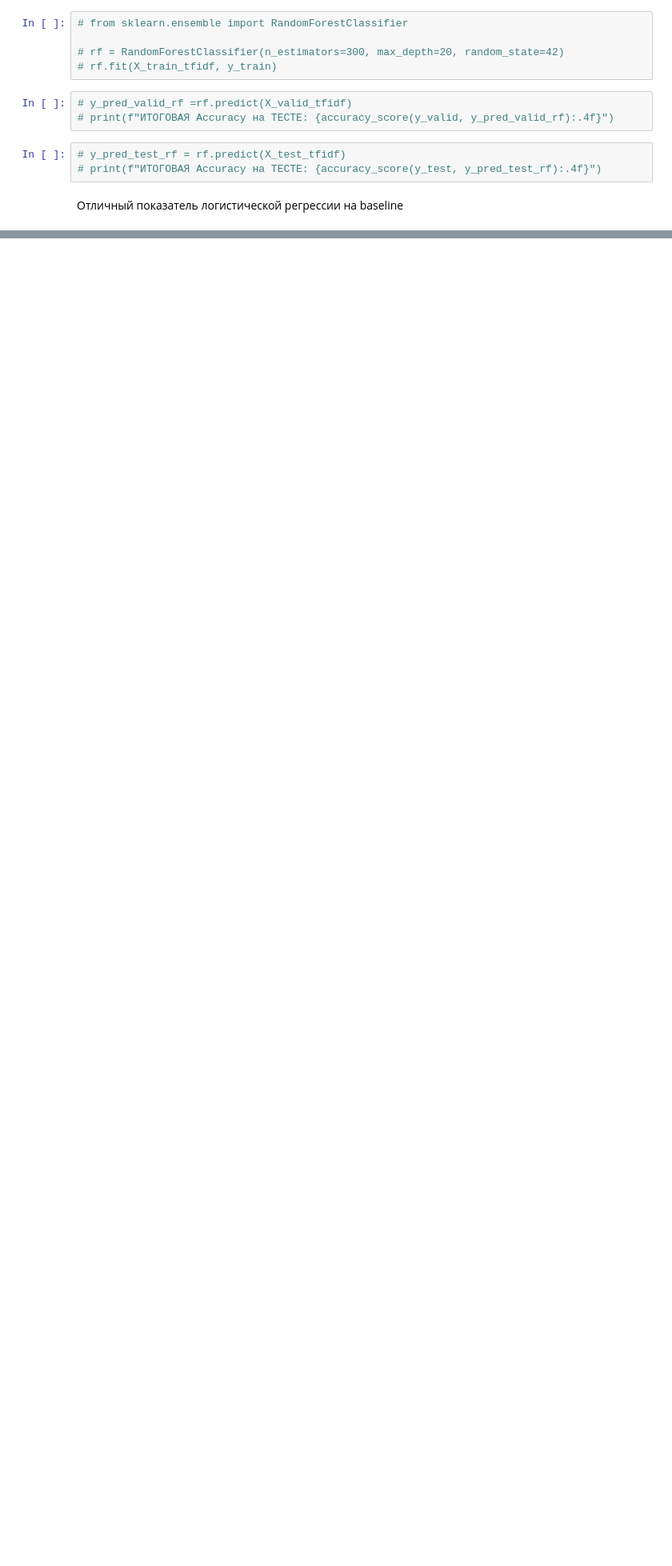
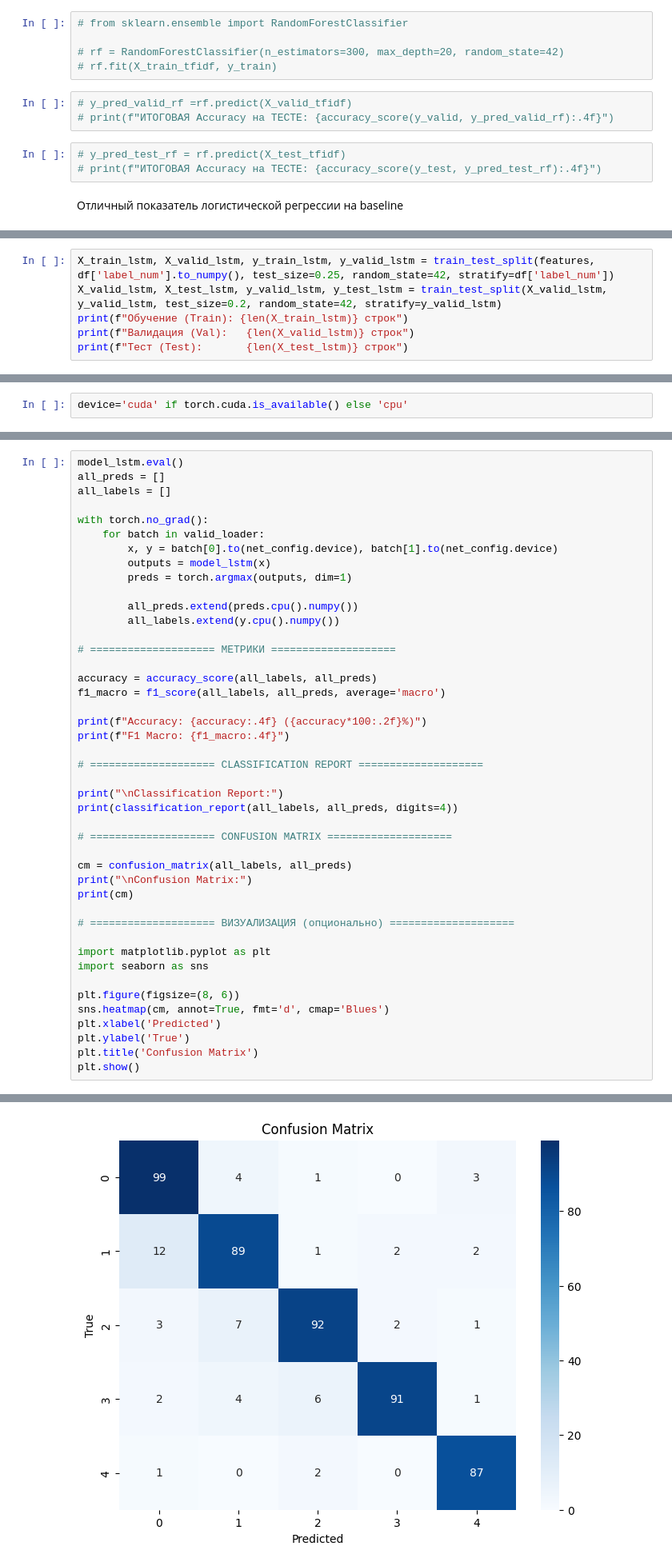
Before and after one commit to GitArkad/nlp_lora, a Jupyter notebook: clf_tg_news.ipynb, the cells around one changed output, grey strips where cells are left out. Shown at 80% size. Drawn from its saved outputs; the diff is of its cells as text; blank space fills up the shorter version.

```diff
--- a/clf_tg_news.ipynb
+++ b/clf_tg_news.ipynb
@@ -299,0 +688,6 @@ plt.show()
+# %%
+X_train_lstm, X_valid_lstm, y_train_lstm, y_valid_lstm = train_test_split(features, df['label_num'].to_numpy(), test_size=0.25, random_state=42, stratify=df['label_num'])
+X_valid_lstm, X_test_lstm, y_valid_lstm, y_test_lstm = train_test_split(X_valid_lstm, y_valid_lstm, test_size=0.2, random_state=42, stratify=y_valid_lstm)
+print(f"Обучение (Train): {len(X_train_lstm)} строк")
+print(f"Валидация (Val):   {len(X_valid_lstm)} строк")
+print(f"Тест (Test):       {len(X_test_lstm)} строк")
@@ -299,0 +714,2 @@ plt.show()
+# %%
+device='cuda' if torch.cuda.is_available() else 'cpu'
@@ -299,0 +1327,45 @@ plt.show()
+# %%
+model_lstm.eval()
+all_preds = []
+all_labels = []
+
+with torch.no_grad():
+    for batch in valid_loader:
+        x, y = batch[0].to(net_config.device), batch[1].to(net_config.device)
+        outputs = model_lstm(x)
+        preds = torch.argmax(outputs, dim=1)
+
+        all_preds.extend(preds.cpu().numpy())
+        all_labels.extend(y.cpu().numpy())
+
+# ==================== МЕТРИКИ ====================
+
+accuracy = accuracy_score(all_labels, all_preds)
+f1_macro = f1_score(all_labels, all_preds, average='macro')
+
+print(f"Accuracy: {accuracy:.4f} ({accuracy*100:.2f}%)")
+print(f"F1 Macro: {f1_macro:.4f}")
+
+# ==================== CLASSIFICATION REPORT ====================
+
+print("\nClassification Report:")
+print(classification_report(all_labels, all_preds, digits=4))
+
+# ==================== CONFUSION MATRIX ====================
+
+cm = confusion_matrix(all_labels, all_preds)
+print("\nConfusion Matrix:")
+print(cm)
+
+# ==================== ВИЗУАЛИЗАЦИЯ (опционально) ====================
+
+import matplotlib.pyplot as plt
+import seaborn as sns
+
+plt.figure(figsize=(8, 6))
+sns.heatmap(cm, annot=True, fmt='d', cmap='Blues')
+plt.xlabel('Predicted')
+plt.ylabel('True')
+plt.title('Confusion Matrix')
+plt.show()
+# %% [output]
@@ -299,0 +1389 @@ plt.show()
+[figure, added]
```
Also changed, not shown: parts of 72 cells of this notebook.
